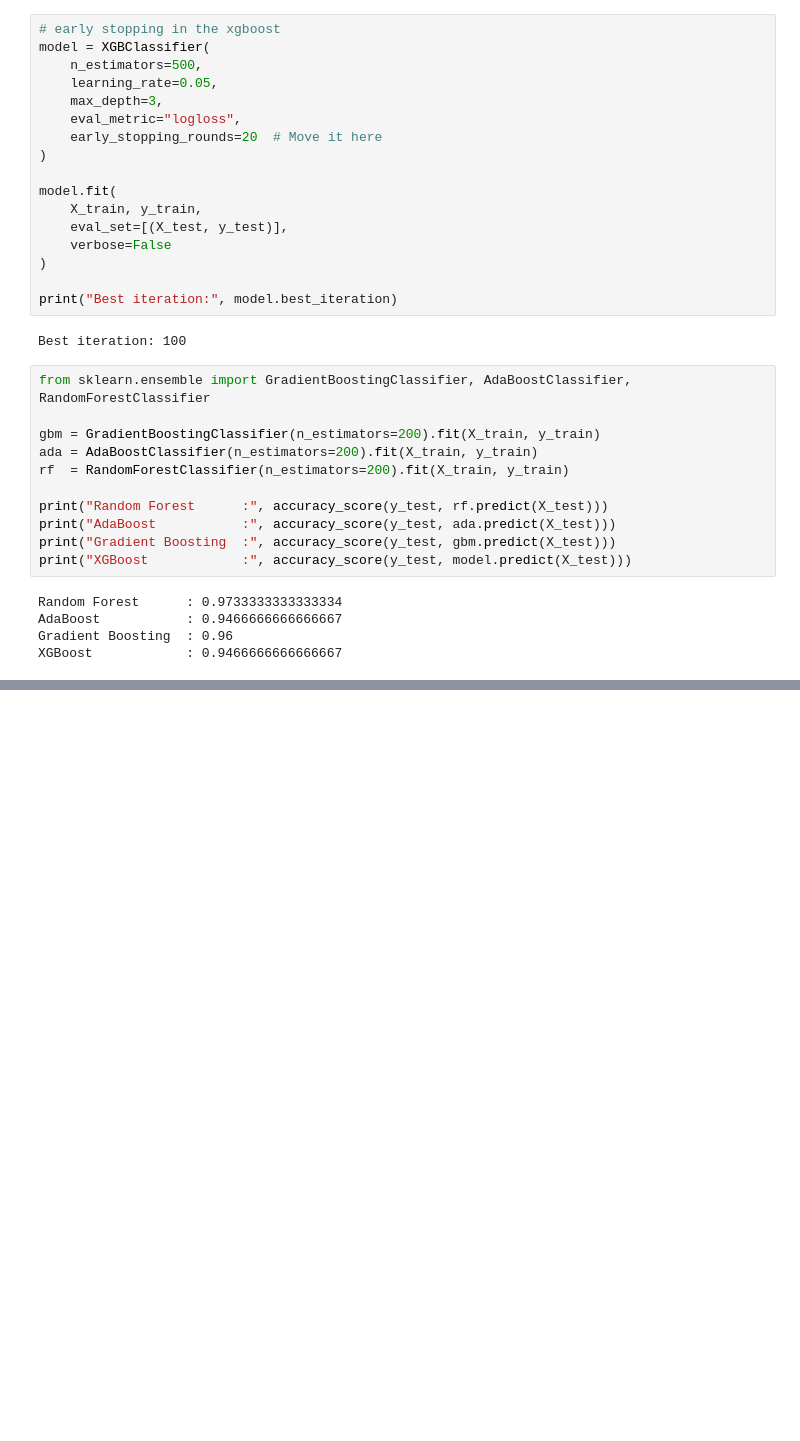
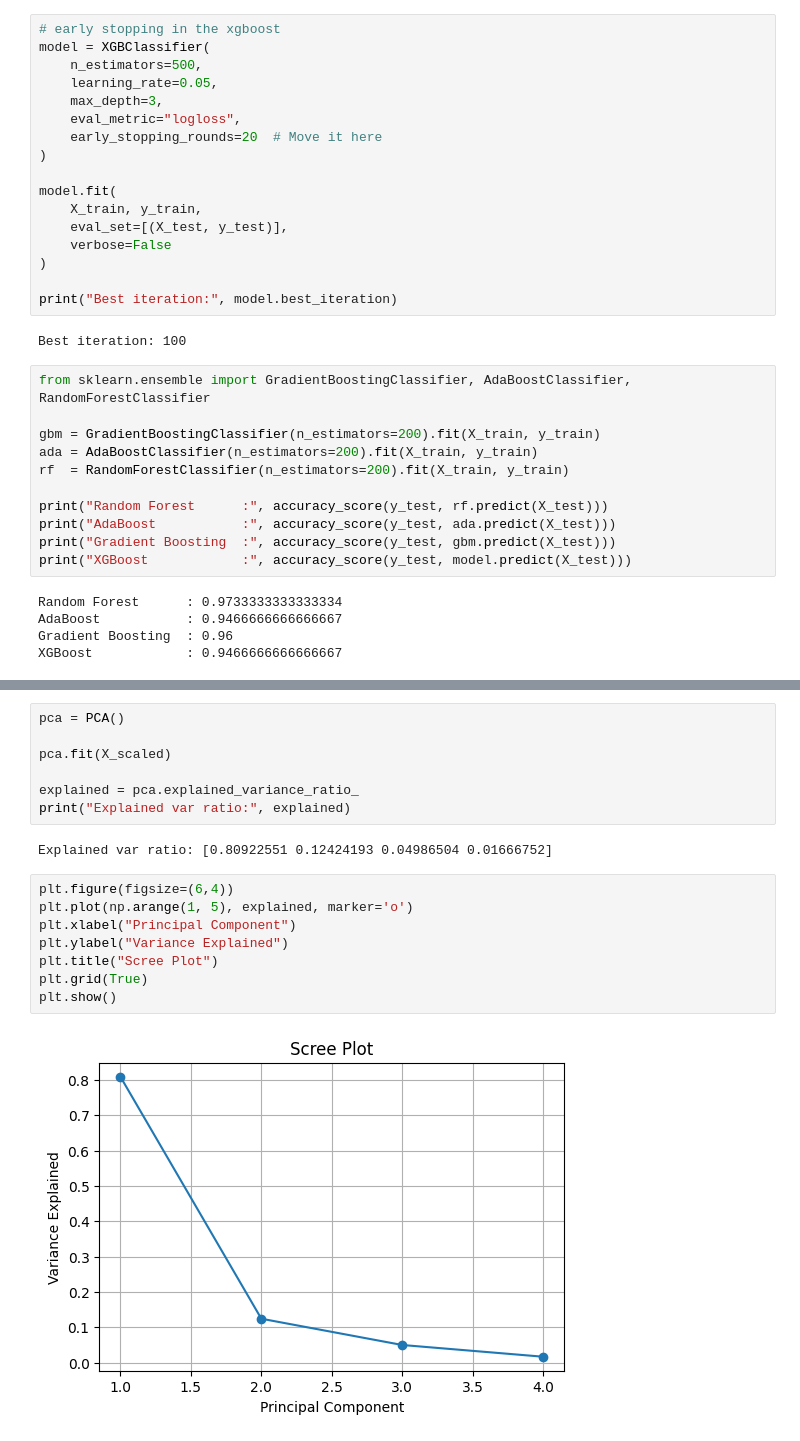
Before and after one commit to avikumart/DA-DS-Questions, a Jupyter notebook: ML_coding/Ml_coding_and_interviewn_practice.ipynb, the cells around one changed output, grey strips where cells are left out. Saved outputs shown, nothing was run; the diff lists cells and outputs as text; blank space fills up the shorter version.

```diff
--- a/ML_coding/Ml_coding_and_interviewn_practice.ipynb
+++ b/ML_coding/Ml_coding_and_interviewn_practice.ipynb
@@ -2118,0 +2168,19 @@ XGBoost            : 0.9466666666666667
+# %%
+pca = PCA()
+
+pca.fit(X_scaled)
+
+explained = pca.explained_variance_ratio_
+print("Explained var ratio:", explained)
+# %% [output]
+Explained var ratio: [0.80922551 0.12424193 0.04986504 0.01666752]
+# %%
+plt.figure(figsize=(6,4))
+plt.plot(np.arange(1, 5), explained, marker='o')
+plt.xlabel("Principal Component")
+plt.ylabel("Variance Explained")
+plt.title("Scree Plot")
+plt.grid(True)
+plt.show()
+# %% [output]
+[figure, added]
```
Also changed, not shown: parts of 14 cells of this notebook.
